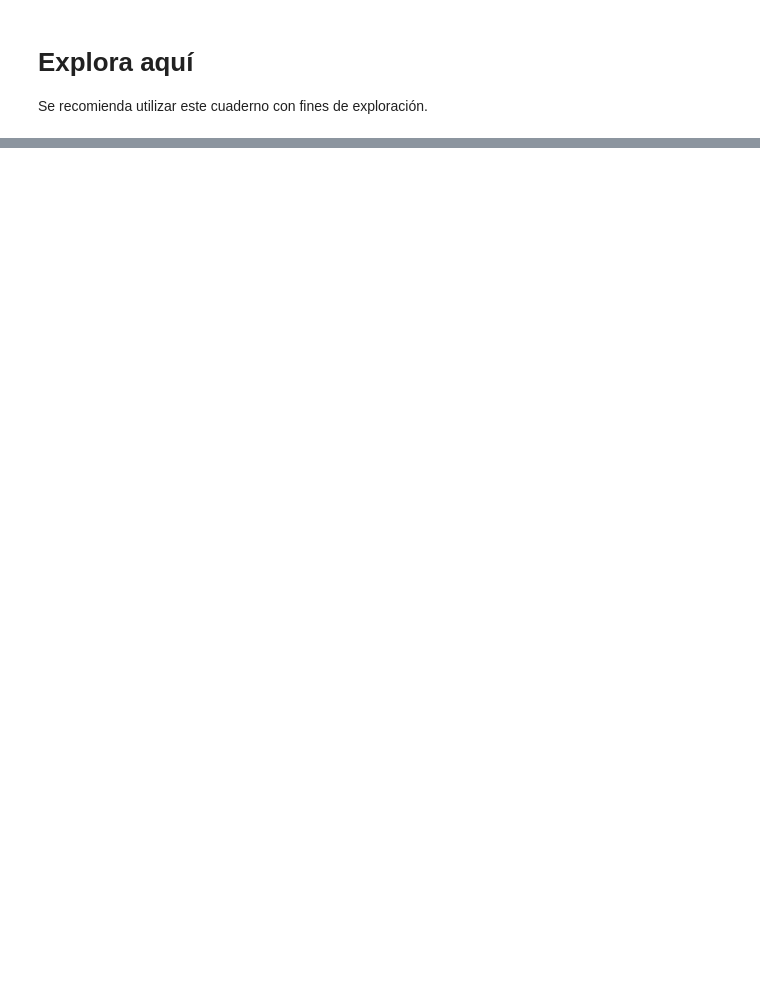
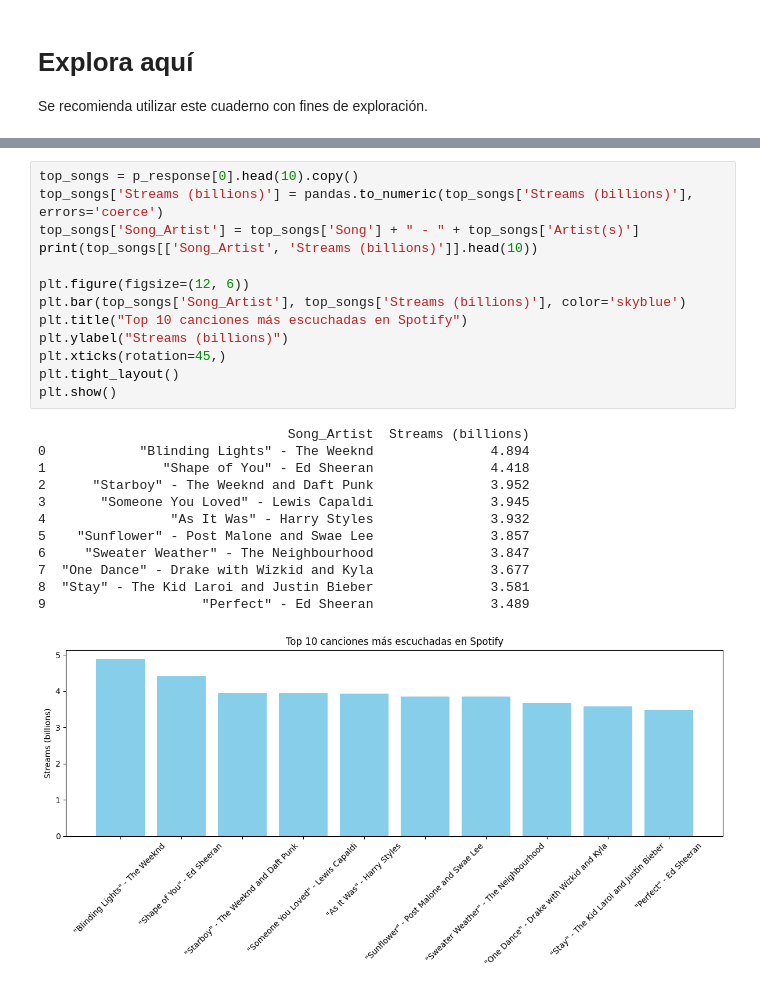
Before and after one commit to 4GeeksAcademy/web-scraping-project-tutorial-BryanJumbo, a Jupyter notebook: src/explore.es.ipynb, the cells around one changed output, grey strips where cells are left out. Saved outputs shown, nothing was run; the diff lists cells and outputs as text; blank space fills up the shorter version.

```diff
--- a/src/explore.es.ipynb
+++ b/src/explore.es.ipynb
@@ -50,0 +34,26 @@ for tabla in p_response:
+# %%
+top_songs = p_response[0].head(10).copy()
+top_songs['Streams (billions)'] = pandas.to_numeric(top_songs['Streams (billions)'], errors='coerce')
+top_songs['Song_Artist'] = top_songs['Song'] + " - " + top_songs['Artist(s)']
+print(top_songs[['Song_Artist', 'Streams (billions)']].head(10))
+
+plt.figure(figsize=(12, 6))
+plt.bar(top_songs['Song_Artist'], top_songs['Streams (billions)'], color='skyblue')
+plt.title("Top 10 canciones más escuchadas en Spotify")
+plt.ylabel("Streams (billions)")
+plt.xticks(rotation=45,)
+plt.tight_layout()
+plt.show()
+# %% [output]
+                                Song_Artist  Streams (billions)
+0            "Blinding Lights" - The Weeknd               4.894
+1               "Shape of You" - Ed Sheeran               4.418
+2      "Starboy" - The Weeknd and Daft Punk               3.952
+3       "Someone You Loved" - Lewis Capaldi               3.945
+4                "As It Was" - Harry Styles               3.932
+5    "Sunflower" - Post Malone and Swae Lee               3.857
+6     "Sweater Weather" - The Neighbourhood               3.847
+7  "One Dance" - Drake with Wizkid and Kyla               3.677
+8  "Stay" - The Kid Laroi and Justin Bieber               3.581
+9                    "Perfect" - Ed Sheeran               3.489
+[figure, added]
```
Also changed, not shown: parts of 6 cells of this notebook, 3 other files.
